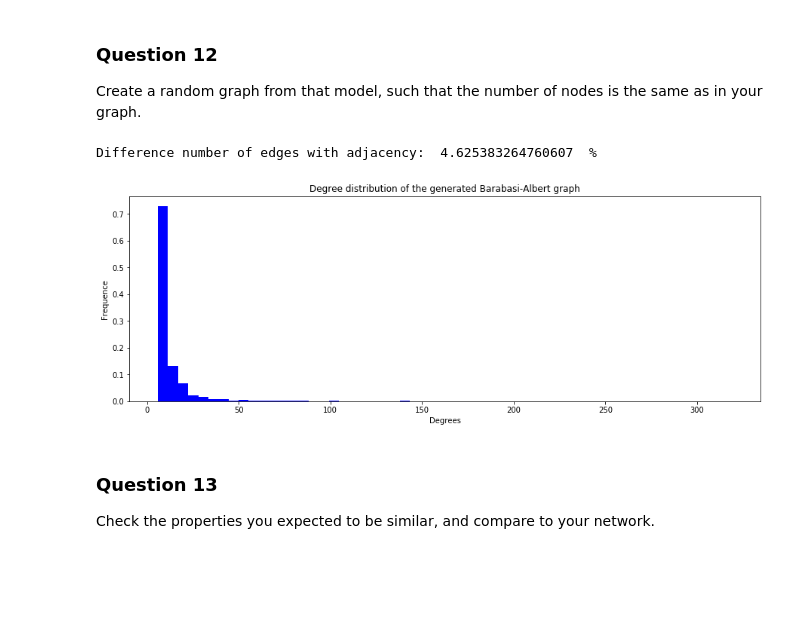
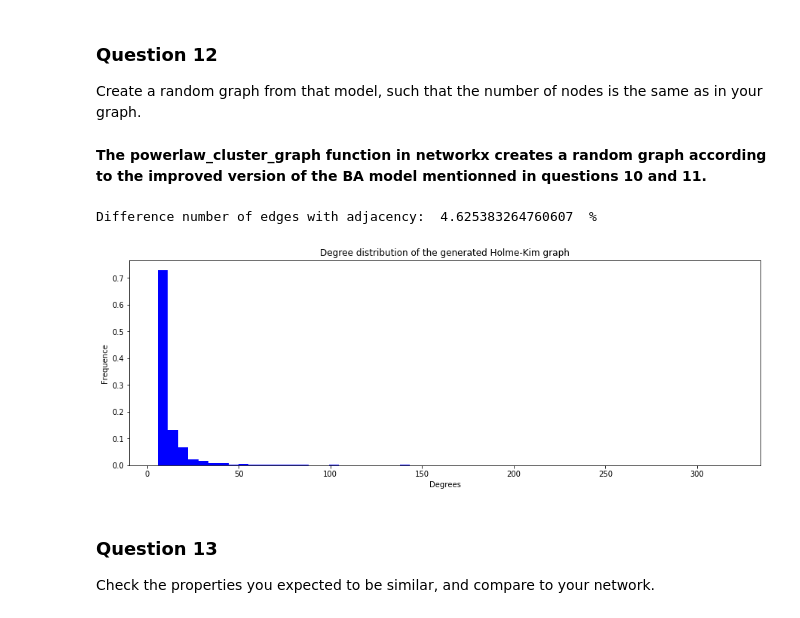
Before and after one commit to AmauV/NTDS, a Jupyter notebook: 2_network_models.ipynb, the cells around one changed output. Saved outputs shown, nothing was run; the diff lists cells and outputs as text; code cells hidden in the pictures; blank space fills up the shorter version.

Commit message:
Questions 10 11 et 12 : modèle Holme et Kim

```diff
--- a/2_network_models.ipynb
+++ b/2_network_models.ipynb
@@ -367,5 +379,7 @@ Explain (in short) how the chosen model works.
 ### Question 12
 
 Create a random graph from that model, such that the number of nodes is the same as in your graph.
+# %% [markdown]
+**The powerlaw_cluster_graph function in networkx creates a random graph according to the improved version of the BA model mentionned in questions 10 and 11.**
 # %%
-nx_ba_graph = nx.barabasi_albert_graph(n_nodes, 6, seed=5004)
+pl_graph = nx.powerlaw_cluster_graph(n_nodes, 6, 0.3, seed=None)
@@ -374,20 +386,20 @@ nx_ba_graph = nx.barabasi_albert_graph(n_nodes, 6, seed=5004)
 # %%
-nx_ba_degrees = sorted([d for n, d in nx_ba_graph.degree()], reverse=True)
+nx_pl_degrees = sorted([d for n, d in nx_ba_graph.degree()], reverse=True)
 print('Difference number of edges with adjacency: ', (sum(nx_ba_degrees)-n_edges*2)/(n_edges*2)*100, ' %')
 # %% [output]
 Difference number of edges with adjacency:  4.625383264760607  %
 # %%
 #Computation of the weights
-weights_graph = np.ones_like(nx_ba_degrees) / float(n_nodes)
+weights_graph = np.ones_like(nx_pl_degrees) / float(n_nodes)
 
 plt.figure(figsize=(15,5))
 plt.hist(nx_ba_degrees, weights=weights_graph, bins=int(np.sqrt(n_nodes)), color='b')
-plt.title('Degree distribution of the generated Barabasi-Albert graph')
+plt.title('Degree distribution of the generated Holme-Kim graph')
 plt.xlabel('Degrees')
 plt.ylabel('Frequence')
 plt.show()
 # %% [output]
-[figure, old version]
+[figure, new version]
 # %% [markdown]
 ### Question 13
 
```
Also changed, not shown: parts of 18 cells of this notebook.
